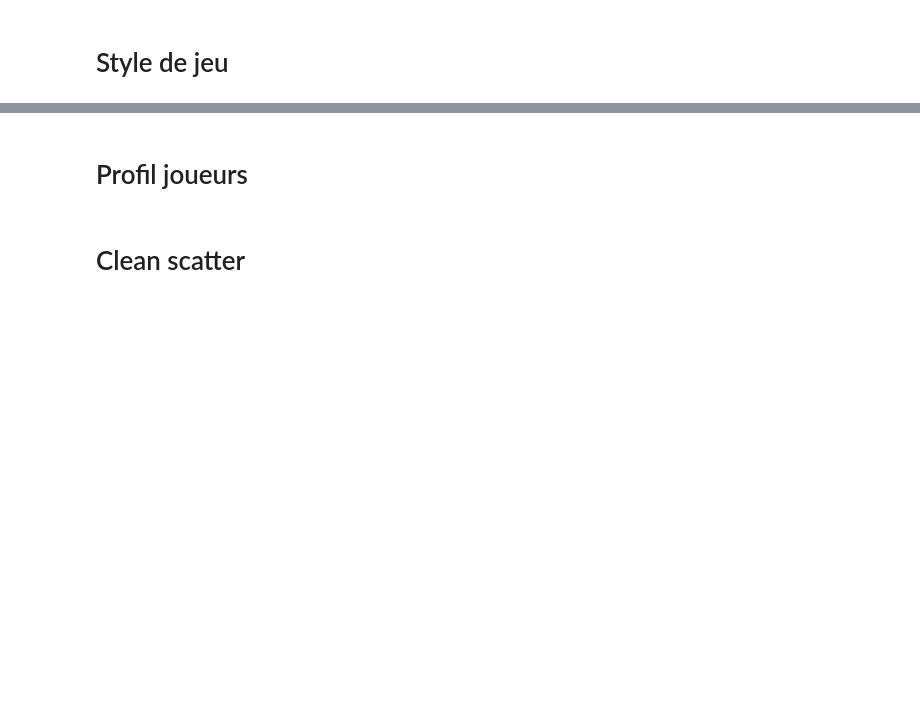
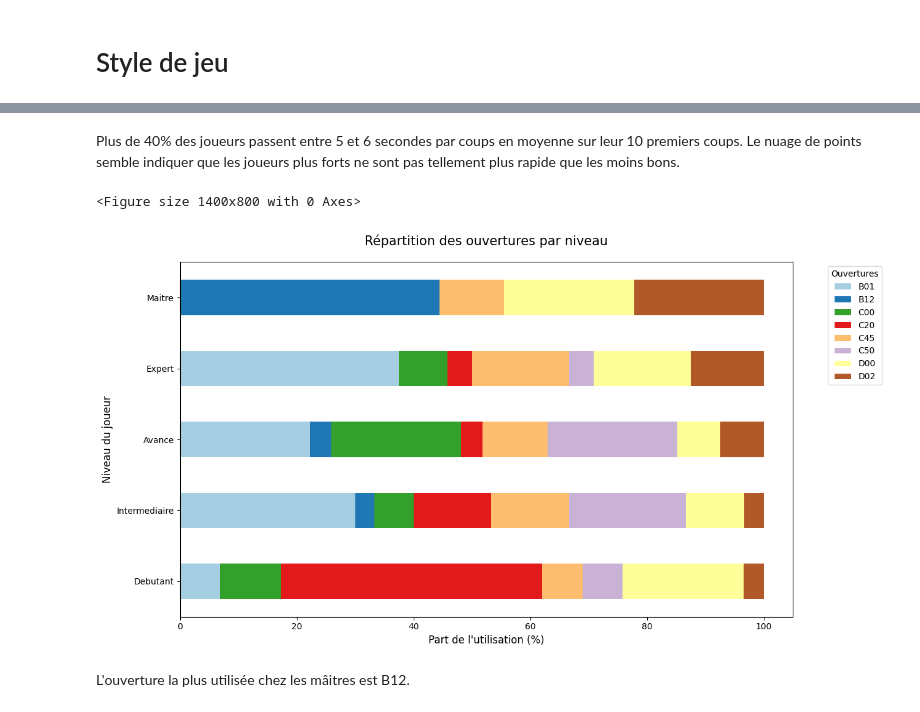
Before and after one commit to zgregi/Chess.com, a Jupyter notebook: main.ipynb, the cells around one changed output, grey strips where cells are left out. Drawn from its saved outputs; the diff is of its cells as text; code cells hidden in the pictures; blank space fills up the shorter version.

```diff
--- a/main.ipynb
+++ b/main.ipynb
@@ -24,8 +45,0 @@ plot_time_vs_rating(df_parties)
-# %% [markdown]
-# Profil joueurs
-# %%
-df_parties = add_profile(df_parties)
-
-plot_profile(df_parties)
-# %% [markdown]
-# Clean scatter
@@ -33,0 +46,10 @@ plot_clean_scatter(df_parties)
+# %% [markdown]
+Plus de 40% des joueurs passent entre 5 et 6 secondes par coups en moyenne sur leur 10 premiers coups.
+Le nuage de points semble indiquer que les joueurs plus forts ne sont pas tellement plus rapide que les moins bons.
+# %%
+plot_opening_distribution_by_class(df_parties)
+# %% [output]
+<Figure size 1400x800 with 0 Axes>
+[figure, added]
+# %% [markdown]
+L'ouverture la plus utilisée chez les mâitres est  B12.
```
Also changed, not shown: parts of 29 cells of this notebook, 10 other files.
